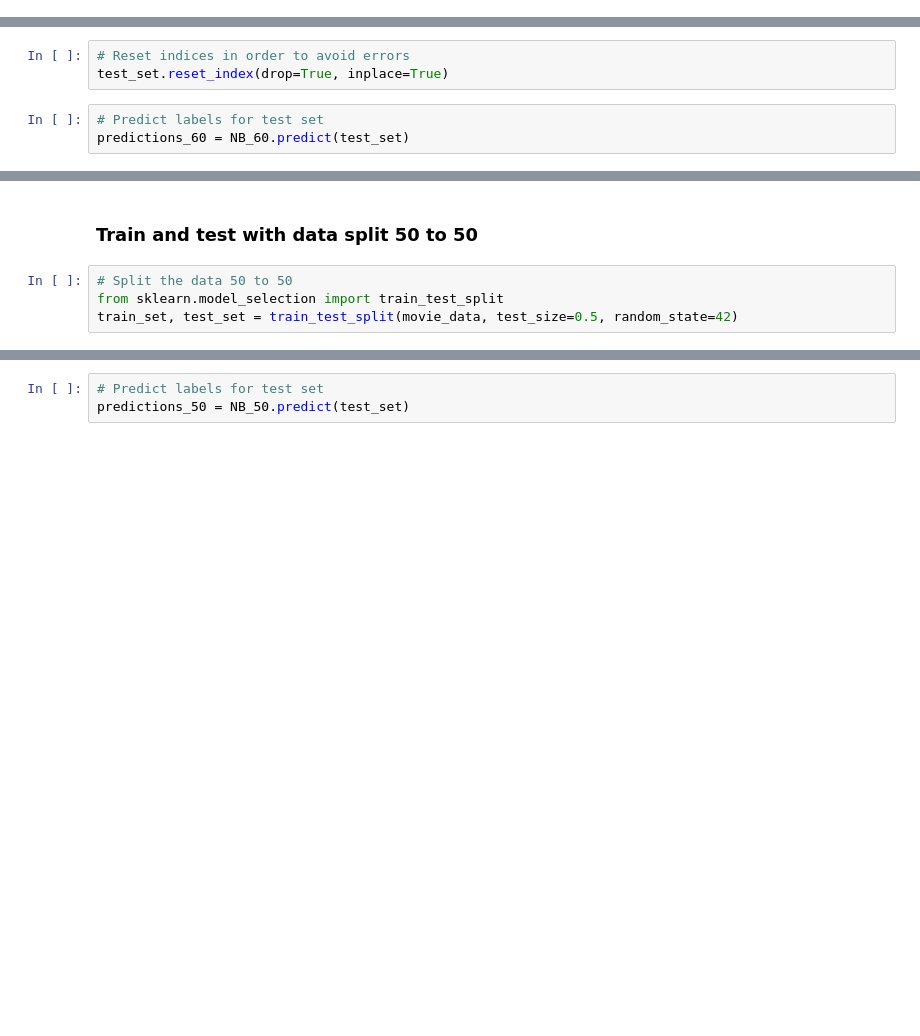
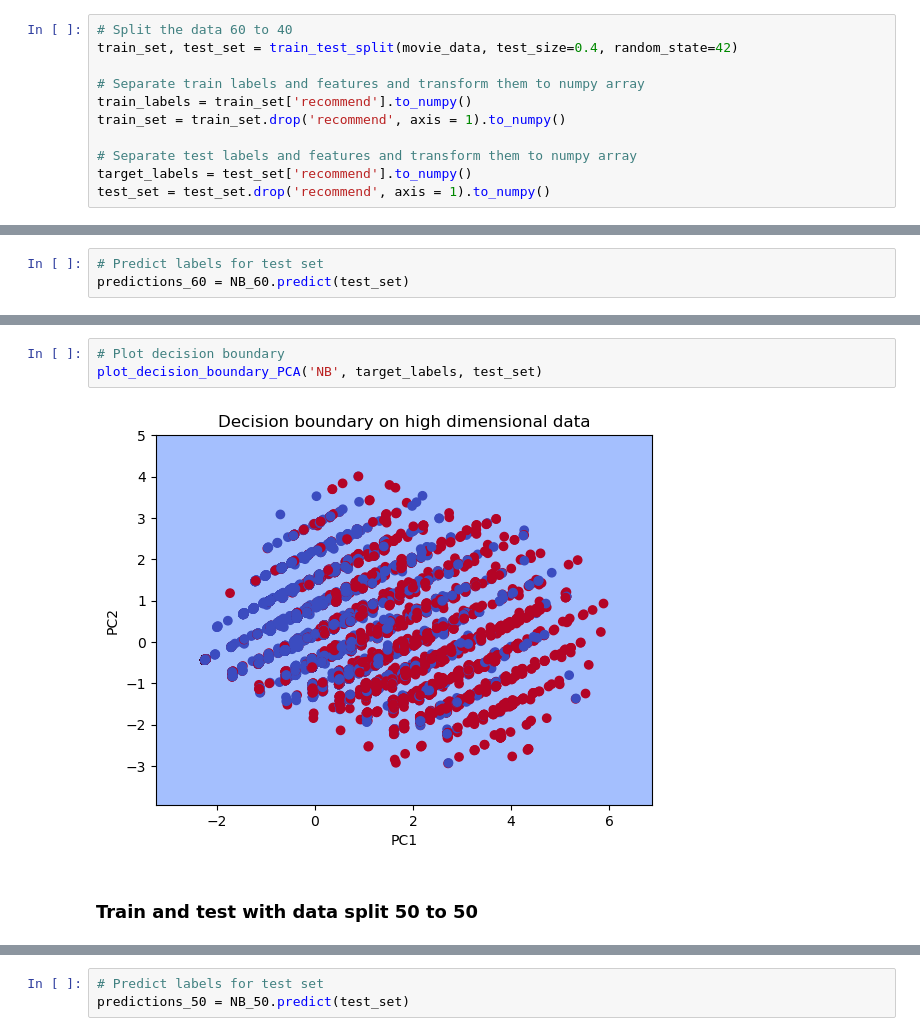
Before and after one commit to valentin-ab/final_year_project, a Jupyter notebook: Final Year Project .ipynb, the cells around one changed output, grey strips where cells are left out. Drawn from its saved outputs; the diff is of its cells as text; blank space fills up the shorter version.

```diff
--- a/Final Year Project .ipynb
+++ b/Final Year Project .ipynb
@@ -561 +688,12 @@ train_set, test_set = train_test_split(movie_data, test_size=0.4, random_state=4
+# %%
+# Split the data 60 to 40
+train_set, test_set = train_test_split(movie_data, test_size=0.4, random_state=42)
+
+# Separate train labels and features and transform them to numpy array
+train_labels = train_set['recommend'].to_numpy()
+train_set = train_set.drop('recommend', axis = 1).to_numpy()
+
+# Separate test labels and features and transform them to numpy array
+target_labels = test_set['recommend'].to_numpy()
+test_set = test_set.drop('recommend', axis = 1).to_numpy()
 # %%
@@ -564,6 +702,3 @@ NB_60 = NB_algorithm(train_set)
-# %%
-# Reset indices in order to avoid errors
-test_set.reset_index(drop=True, inplace=True)
 # %%
 # Predict labels for test set
 predictions_60 = NB_60.predict(test_set)
@@ -584,6 +719,7 @@ F1_rate: 0.5151471436814773
+# %%
+# Plot decision boundary
+plot_decision_boundary_PCA('NB', target_labels, test_set)
+# %% [output]
+[figure, added]
 # %% [markdown]
 ### Train and test with data split 50 to 50
-# %%
-# Split the data 50 to 50
-from sklearn.model_selection import train_test_split
-train_set, test_set = train_test_split(movie_data, test_size=0.5, random_state=42)
```
Also changed, not shown: parts of 72 cells of this notebook.
